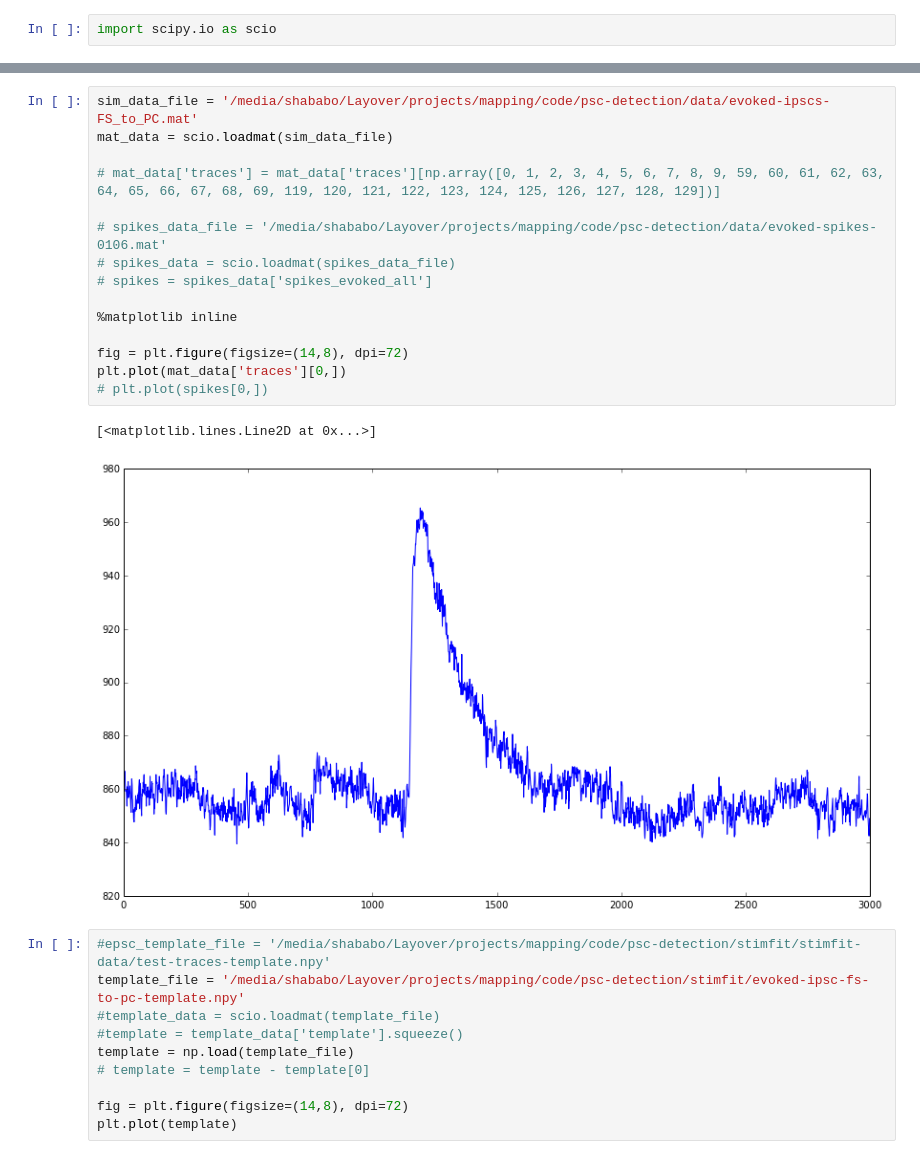
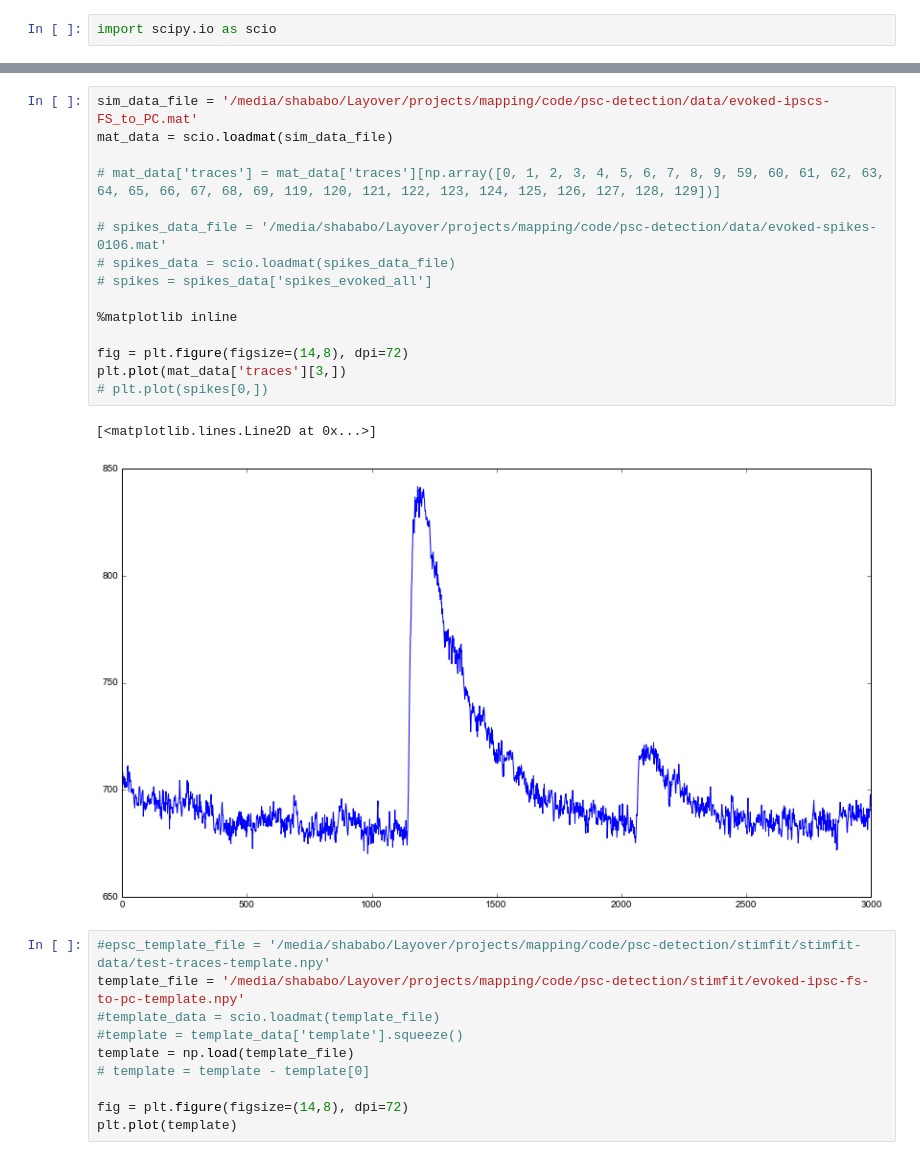
Before and after one commit to shababo/psc-detection-dist, a Jupyter notebook: stimfit/stimfit-evoked-ipsc-fs-to-pc.ipynb, the cells around one changed output, grey strips where cells are left out. Cells and saved outputs as stored; diff of their text form.

```diff
--- a/stimfit/stimfit-evoked-ipsc-fs-to-pc.ipynb
+++ b/stimfit/stimfit-evoked-ipsc-fs-to-pc.ipynb
@@ -49,21 +45,21 @@ stimfit-doublets.ipynb
 # %%
 sim_data_file = '/media/shababo/Layover/projects/mapping/code/psc-detection/data/evoked-ipscs-FS_to_PC.mat'
 mat_data = scio.loadmat(sim_data_file)
 
 # mat_data['traces'] = mat_data['traces'][np.array([0, 1, 2, 3, 4, 5, 6, 7, 8, 9, 59, 60, 61, 62, 63, 64, 65, 66, 67, 68, 69, 119, 120, 121, 122, 123, 124, 125, 126, 127, 128, 129])]
 
 # spikes_data_file = '/media/shababo/Layover/projects/mapping/code/psc-detection/data/evoked-spikes-0106.mat'
 # spikes_data = scio.loadmat(spikes_data_file)
 # spikes = spikes_data['spikes_evoked_all']
 
 %matplotlib inline
 
 fig = plt.figure(figsize=(14,8), dpi=72)
-plt.plot(mat_data['traces'][0,])
+plt.plot(mat_data['traces'][3,])
 # plt.plot(spikes[0,])
 # %% [output]
 [<matplotlib.lines.Line2D at 0x...>]
-[figure, old version]
+[figure, new version]
 # %%
 #epsc_template_file = '/media/shababo/Layover/projects/mapping/code/psc-detection/stimfit/stimfit-data/test-traces-template.npy'
 template_file = '/media/shababo/Layover/projects/mapping/code/psc-detection/stimfit/evoked-ipsc-fs-to-pc-template.npy'
```
Also changed, not shown: parts of 10 cells of this notebook.
